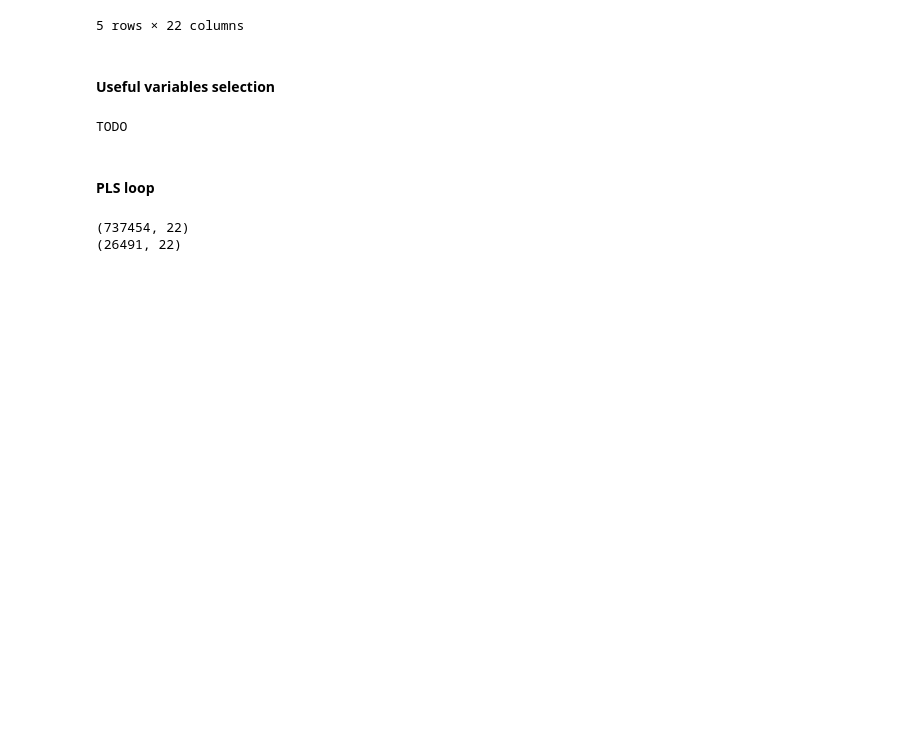
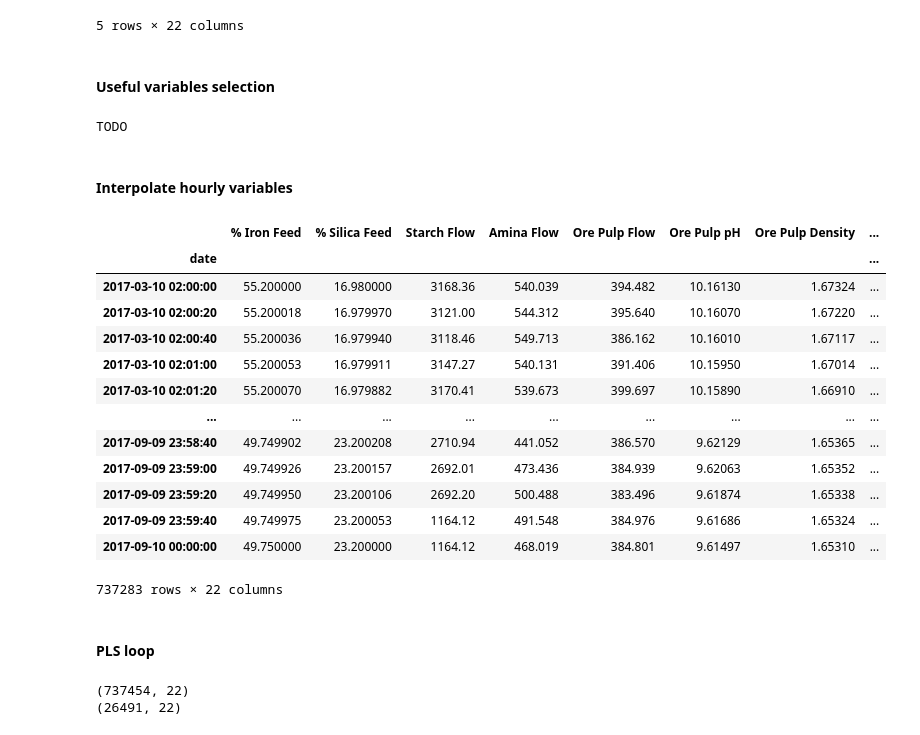
Before and after one commit to aminuldidar/ADAML-Project-Work, a Jupyter notebook: modeling.ipynb, the cells around one changed output. Saved outputs shown, nothing was run; the diff lists cells and outputs as text; code cells hidden in the pictures; blank space fills up the shorter version.

```diff
--- a/modeling.ipynb
+++ b/modeling.ipynb
@@ -29,6 +29,39 @@ df.head()
 print("TODO")
 # %% [output]
 TODO
+# %% [markdown]
+#### Interpolate hourly variables
+# %%
+# Hourly changed variables: Iron Feed, Silica Feed, Silica Concentrate
+iron_feed = df["% Iron Feed"]
+silica_feed = df["% Silica Feed"]
+silica_concentrate = df["% Silica Concentrate"]
+
+minutes = iron_feed.index.minute.to_numpy()
+seconds = iron_feed.index.second.to_numpy()
+
+df["% Iron Feed"] = iron_feed.where(minutes + seconds == 0)
+df["% Silica Feed"] = silica_feed.where(minutes + seconds == 0)
+df["% Silica Concentrate"] = silica_concentrate.where(minutes + seconds == 0)
+
+df = df.interpolate(method='polynomial', order=3)
+df = df.dropna()
+df
+# %% [output]
+|  | % Iron Feed | % Silica Feed | Starch Flow | Amina Flow | Ore Pulp Flow | Ore Pulp pH | Ore Pulp Density | ... |
+| date |  |  |  |  |  |  |  | ... |
+| 2017-03-10 02:00:00 | 55.200000 | 16.980000 | 3168.36 | 540.039 | 394.482 | 10.16130 | 1.67324 | ... |
+| 2017-03-10 02:00:20 | 55.200018 | 16.979970 | 3121.00 | 544.312 | 395.640 | 10.16070 | 1.67220 | ... |
+| 2017-03-10 02:00:40 | 55.200036 | 16.979940 | 3118.46 | 549.713 | 386.162 | 10.16010 | 1.67117 | ... |
+| 2017-03-10 02:01:00 | 55.200053 | 16.979911 | 3147.27 | 540.131 | 391.406 | 10.15950 | 1.67014 | ... |
+| 2017-03-10 02:01:20 | 55.200070 | 16.979882 | 3170.41 | 539.673 | 399.697 | 10.15890 | 1.66910 | ... |
+| ... | ... | ... | ... | ... | ... | ... | ... | ... |
+| 2017-09-09 23:58:40 | 49.749902 | 23.200208 | 2710.94 | 441.052 | 386.570 | 9.62129 | 1.65365 | ... |
+| 2017-09-09 23:59:00 | 49.749926 | 23.200157 | 2692.01 | 473.436 | 384.939 | 9.62063 | 1.65352 | ... |
+| 2017-09-09 23:59:20 | 49.749950 | 23.200106 | 2692.20 | 500.488 | 383.496 | 9.61874 | 1.65338 | ... |
+| 2017-09-09 23:59:40 | 49.749975 | 23.200053 | 1164.12 | 491.548 | 384.976 | 9.61686 | 1.65324 | ... |
+| 2017-09-10 00:00:00 | 49.750000 | 23.200000 | 1164.12 | 468.019 | 384.801 | 9.61497 | 1.65310 | ... |
+737283 rows × 22 columns
 # %% [markdown]
 #### PLS loop
 # %%
```
Also changed, not shown: parts of 6 cells of this notebook, 1 other file.
